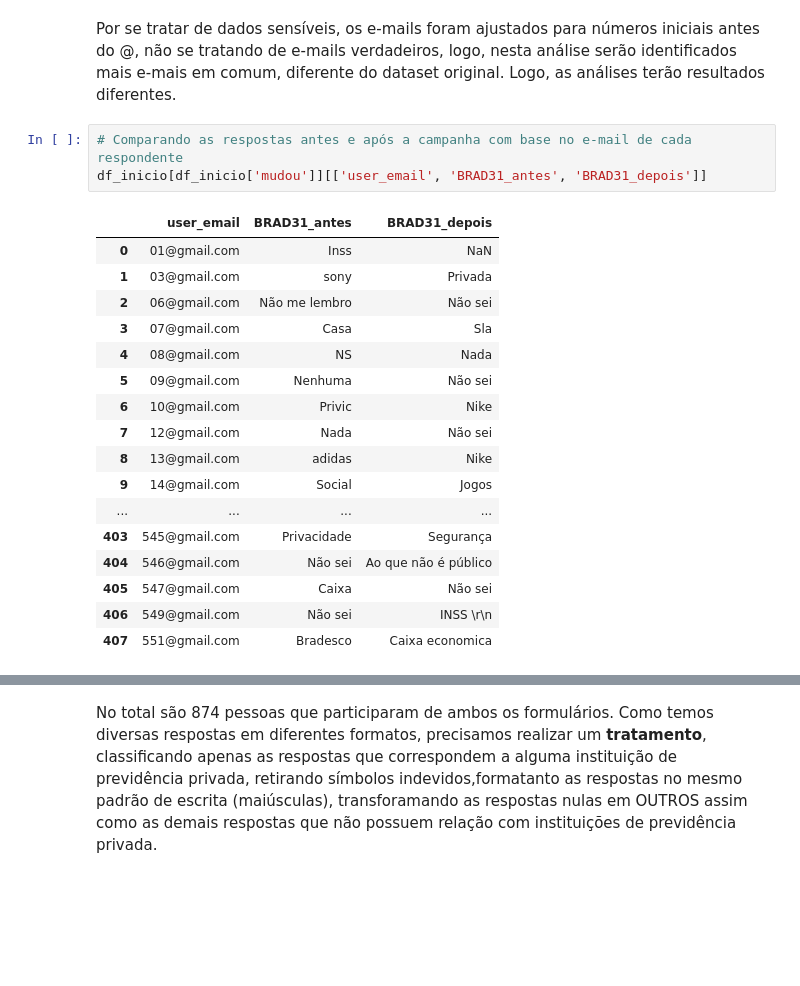
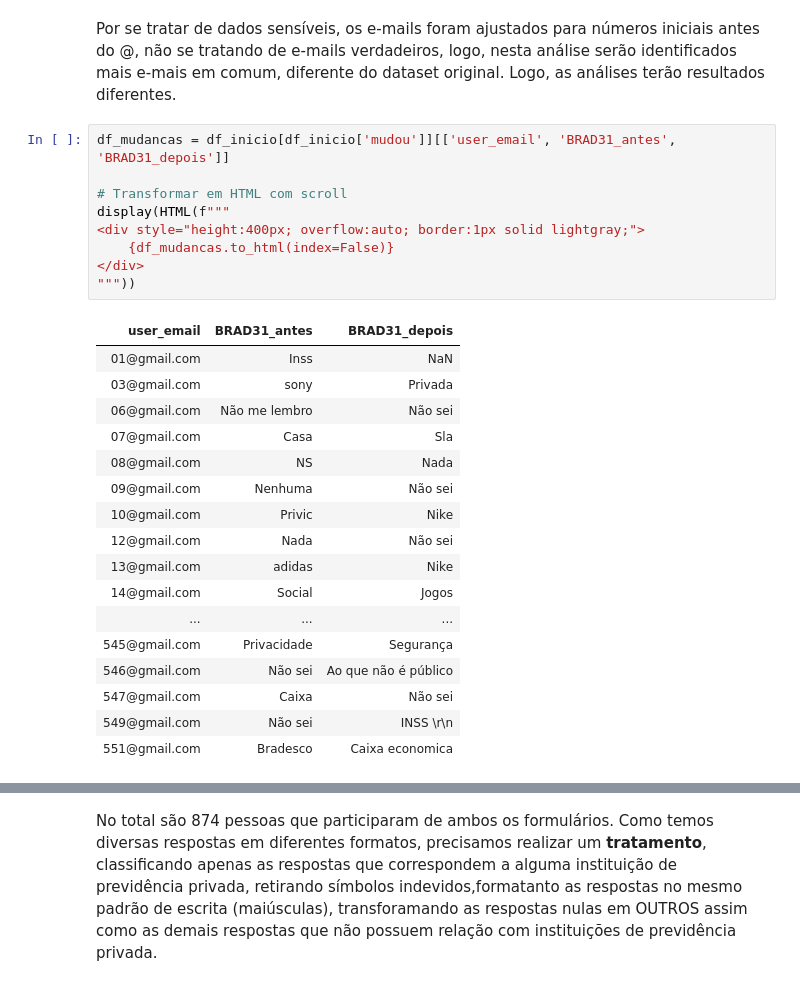
Before and after one commit to adhalya/Analise_Campanha_Credito, a Jupyter notebook: Análise_Campanha_de_Crédito.ipynb, the cells around one changed output, grey strips where cells are left out. Drawn from its saved outputs; the diff is of its cells as text; blank space fills up the shorter version.

```diff
--- a/Análise_Campanha_de_Crédito.ipynb
+++ b/Análise_Campanha_de_Crédito.ipynb
@@ -211,27 +198,33 @@ df_inicio['mudou'].value_counts()
 dtype: int64
 # %% [markdown]
 Por se tratar de dados sensíveis, os e-mails foram ajustados para números iniciais antes do @, não se tratando de e-mails verdadeiros, logo, nesta análise serão identificados mais e-mais em comum, diferente do dataset original. Logo, as análises terão resultados diferentes.
-# %%
-# Comparando as respostas antes e após a campanha com base no e-mail de cada respondente
-df_inicio[df_inicio['mudou']][['user_email', 'BRAD31_antes', 'BRAD31_depois']]
-# %% [output]
-|  | user_email | BRAD31_antes | BRAD31_depois |
-| 0 | 01@gmail.com | Inss | NaN |
-| 1 | 03@gmail.com | sony | Privada |
-| 2 | 06@gmail.com | Não me lembro | Não sei |
-| 3 | 07@gmail.com | Casa | Sla |
-| 4 | 08@gmail.com | NS | Nada |
-| 5 | 09@gmail.com | Nenhuma | Não sei |
-| 6 | 10@gmail.com | Privic | Nike |
-| 7 | 12@gmail.com | Nada | Não sei |
-| 8 | 13@gmail.com | adidas | Nike |
-| 9 | 14@gmail.com | Social | Jogos |
-| ... | ... | ... | ... |
-| 403 | 545@gmail.com | Privacidade | Segurança |
-| 404 | 546@gmail.com | Não sei | Ao que não é público |
-| 405 | 547@gmail.com | Caixa | Não sei |
-| 406 | 549@gmail.com | Não sei | INSS \r\n |
-| 407 | 551@gmail.com | Bradesco | Caixa economica |
+# %%
+df_mudancas = df_inicio[df_inicio['mudou']][['user_email', 'BRAD31_antes', 'BRAD31_depois']]
+
+# Transformar em HTML com scroll
+display(HTML(f"""
+<div style="height:400px; overflow:auto; border:1px solid lightgray;">
+    {df_mudancas.to_html(index=False)}
+</div>
+"""))
+# %% [output]
+| user_email | BRAD31_antes | BRAD31_depois |
+| 01@gmail.com | Inss | NaN |
+| 03@gmail.com | sony | Privada |
+| 06@gmail.com | Não me lembro | Não sei |
+| 07@gmail.com | Casa | Sla |
+| 08@gmail.com | NS | Nada |
+| 09@gmail.com | Nenhuma | Não sei |
+| 10@gmail.com | Privic | Nike |
+| 12@gmail.com | Nada | Não sei |
+| 13@gmail.com | adidas | Nike |
+| 14@gmail.com | Social | Jogos |
+| ... | ... | ... |
+| 545@gmail.com | Privacidade | Segurança |
+| 546@gmail.com | Não sei | Ao que não é público |
+| 547@gmail.com | Caixa | Não sei |
+| 549@gmail.com | Não sei | INSS \r\n |
+| 551@gmail.com | Bradesco | Caixa economica |
 # %%
 # Criar DataFrames isolados para BRAD31_antes e BRAD31_depois
 df1_inicio = df_inicio[['user_email', 'BRAD31_antes']].copy()
```
Also changed, not shown: parts of 13 cells of this notebook.
